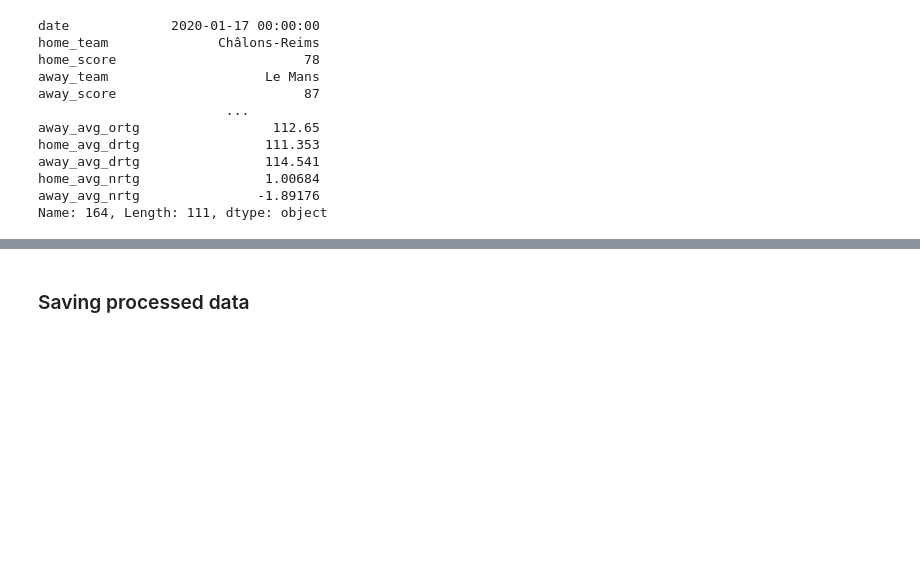
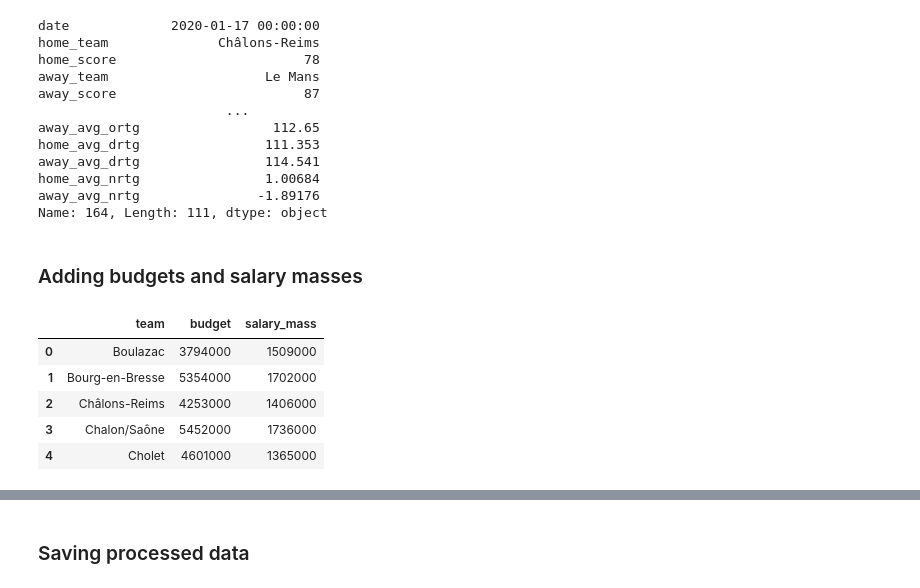
Before and after one commit to LouisAuneau/MISC-basketball-prediction, a Jupyter notebook: data_preparation.ipynb, the cells around one changed output, grey strips where cells are left out. Cells and saved outputs as stored; diff of their text form; code cells hidden in the pictures; blank space fills up the shorter version.

```diff
--- a/data_preparation.ipynb
+++ b/data_preparation.ipynb
@@ -231,3 +231,17 @@ away_avg_drtg                114.541
 home_avg_nrtg                1.00684
 away_avg_nrtg               -1.89176
 Name: 164, Length: 111, dtype: object
+# %% [markdown]
+### Adding budgets and salary masses
+# %%
+budgets = pd.read_csv('data/budgets.csv')
+budgets = budgets[budgets['season'] == '2019-2020']
+budgets = budgets.drop(columns=['season', 'rank', 'rank.1'])
+budgets.head()
+# %% [output]
+|  | team | budget | salary_mass |
+| 0 | Boulazac | 3794000 | 1509000 |
+| 1 | Bourg-en-Bresse | 5354000 | 1702000 |
+| 2 | Châlons-Reims | 4253000 | 1406000 |
+| 3 | Chalon/Saône | 5452000 | 1736000 |
+| 4 | Cholet | 4601000 | 1365000 |
```
Also changed, not shown: parts of 3 cells of this notebook, 3 other files.
